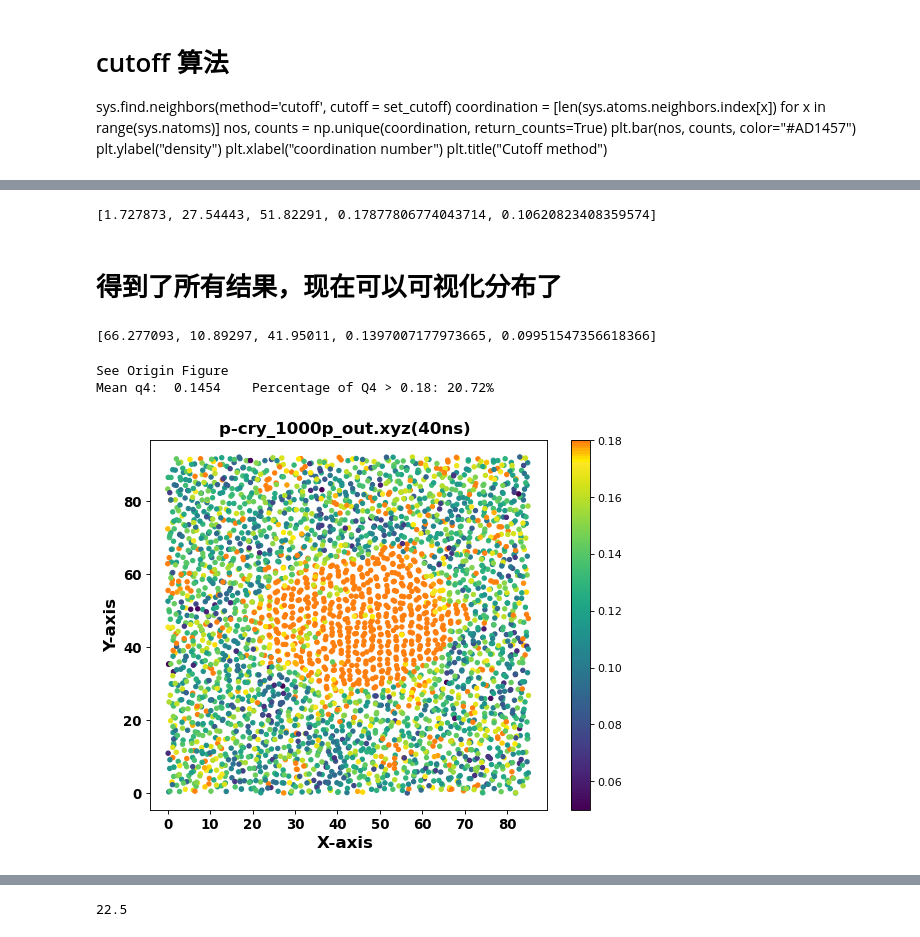
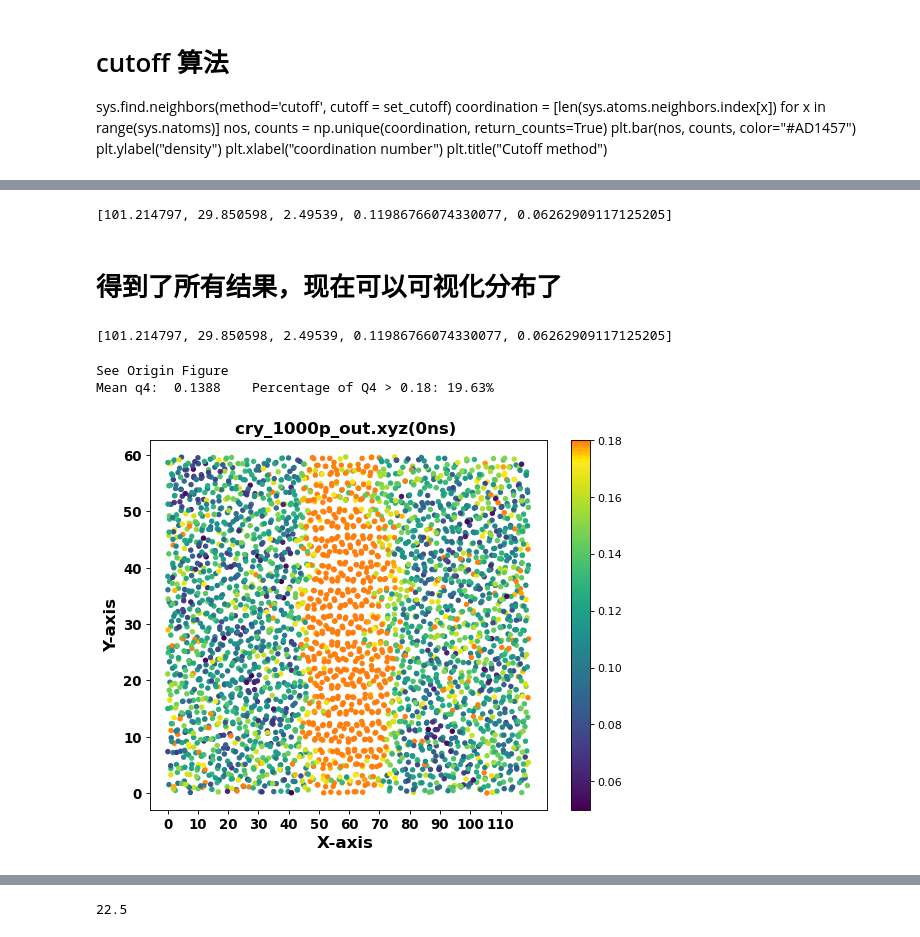
Before and after one commit to Yajiao-Zhang/WorkCode, a Jupyter notebook: 4_cry_ana_code/bop for big_box LAS-Copy1.ipynb, the cells around one changed output, grey strips where cells are left out. Saved outputs shown, nothing was run; the diff lists cells and outputs as text; code cells hidden in the pictures.

```diff
--- a/4_cry_ana_code/bop for big_box LAS-Copy1.ipynb
+++ b/4_cry_ana_code/bop for big_box LAS-Copy1.ipynb
@@ -10,9 +10,9 @@ from cal_ppp_dis import cal_ppp_distance as cal_dis
 # %%
 # 读取xyz数据
 
-file_path =  r'D:\MD_file\date\0217\sp-las\p-cry_1000p_out.xyz'
+file_path =  r'D:\MD_file\Corning\march\laso4\results\cry_1000p_out.xyz'
 
-ana_frame = 4
+ana_frame = 0
 ###########
 
 # 要分析的元素
@@ -101,7 +101,7 @@ data_list[0]
 ana_atom_list = []
 atom_xyz = []
 for i in data_list:
-    if i[0] in ana_element and i[3]>35 and i[3]<55:
+    if i[0] in ana_element:
         atom_xyz.append(i[1:])
         ana_atom_list.append(i)
 print(np.array(atom_xyz).shape)
@@ -172,30 +176,30 @@ for i,i_atom in enumerate(ana_atom_list):
         results_xyz_q4_q6.append([i_atom[1],i_atom[2],i_atom[3],q4[i],q6[i]])
 print(results_xyz_q4_q6[0])
 # %% [output]
-[1.727873, 27.54443, 51.82291, 0.17877806774043714, 0.10620823408359574]
+[101.214797, 29.850598, 2.49539, 0.11986766074330077, 0.06262909117125205]
 # %% [markdown]
 # 得到了所有结果，现在可以可视化分布了
 # %%
 # 把结果筛选一遍
 new_res = results_xyz_q4_q6.copy()
 # 仅保留中间区域的晶体
-z_range = [40,50]
+# z_range = [40,50]
 filtered_res = []
 for i in new_res:
-    if i[2]<z_range[1] and i[2]>z_range[0]:
+    # if i[2]<z_range[1] and i[2]>z_range[0]:
         filtered_res.append(i)
 # %%
 filtered_res[0]
 # %% [output]
-[66.277093, 10.89297, 41.95011, 0.1397007177973665, 0.09951547356618366]
+[101.214797, 29.850598, 2.49539, 0.11986766074330077, 0.06262909117125205]
 # %%
 import numpy as np
 import matplotlib.pyplot as plt
-data_temp = results_xyz_q4_q6
+
 from matplotlib.colors import LinearSegmentedColormap, ListedColormap
 # 从 data_list 中提取 x、y、q4 和 q6 数据
-
-data_temp = filtered_res
+data_temp = results_xyz_q4_q6
+# data_temp = filtered_res
 
 #########
 x_data = [item[0] for item in data_temp]
@@ -240,35 +244,35 @@ plt.title(title_name , fontsize=15, fontweight='bold')  #+ str(ana_frame), fonts
 ################
 plt.scatter(x_data, y_data, s=15, c=q4_data, cmap=custom_cmap, marker='o',vmin=0.05, vmax=0.18)
 plt.colorbar()
 # plt.title('O' , fontsize=15, fontweight='bold')  #+ str(ana_frame), fontsize=16, fontweight='bold')  # 设置标题字体大小和加粗
 plt.xlabel('X-axis ', fontsize=15, fontweight='bold')  # 设置 x 轴标签字体大小和加粗
 plt.ylabel('Y-axis', fontsize=15, fontweight='bold')  # 设置 y 轴标签字体大小和加粗
 
 # 设置 x 轴刻度值的字体大小、颜色和加粗
 plt.xticks(range(0, int(max(x_data)) + 1, 10), fontsize=12, fontweight='bold')
 # 设置 y 轴刻度值的字体大小、颜色和加粗
 plt.yticks(fontsize=12, fontweight='bold')
 
 # 参考线
 # # 添加X参考线
 # plt.axvline(x=20, color='black', linestyle='-')
 # plt.axvline(x=40, color='black', linestyle='-')
 # plt.axvline(x=60, color='black', linestyle='-')
 # plt.axvline(x=80, color='black', linestyle='-')
 # # 添加Y参考线
 # plt.axhline(y=20, color='black', linestyle='-')
 # plt.axhline(y=40, color='black', linestyle='-')
 # plt.axhline(y=60, color='black', linestyle='-')
 # plt.axhline(y=80, color='black', linestyle='-')
 # #plt.xticks(np.arange(0, 95, 20))
 #plt.yticks(np.arange(0, 95, 20))
 
 # 显示图形
 plt.show()
 # %% [output]
 See Origin Figure
-Mean q4:  0.1454    Percentage of Q4 > 0.18: 20.72%
+Mean q4:  0.1388    Percentage of Q4 > 0.18: 19.63%
-[figure, old version]
+[figure, new version]
 # %%
 import numpy as np
 import matplotlib.pyplot as plt
```
Also changed, not shown: parts of 8 cells of this notebook, 3 other files.
